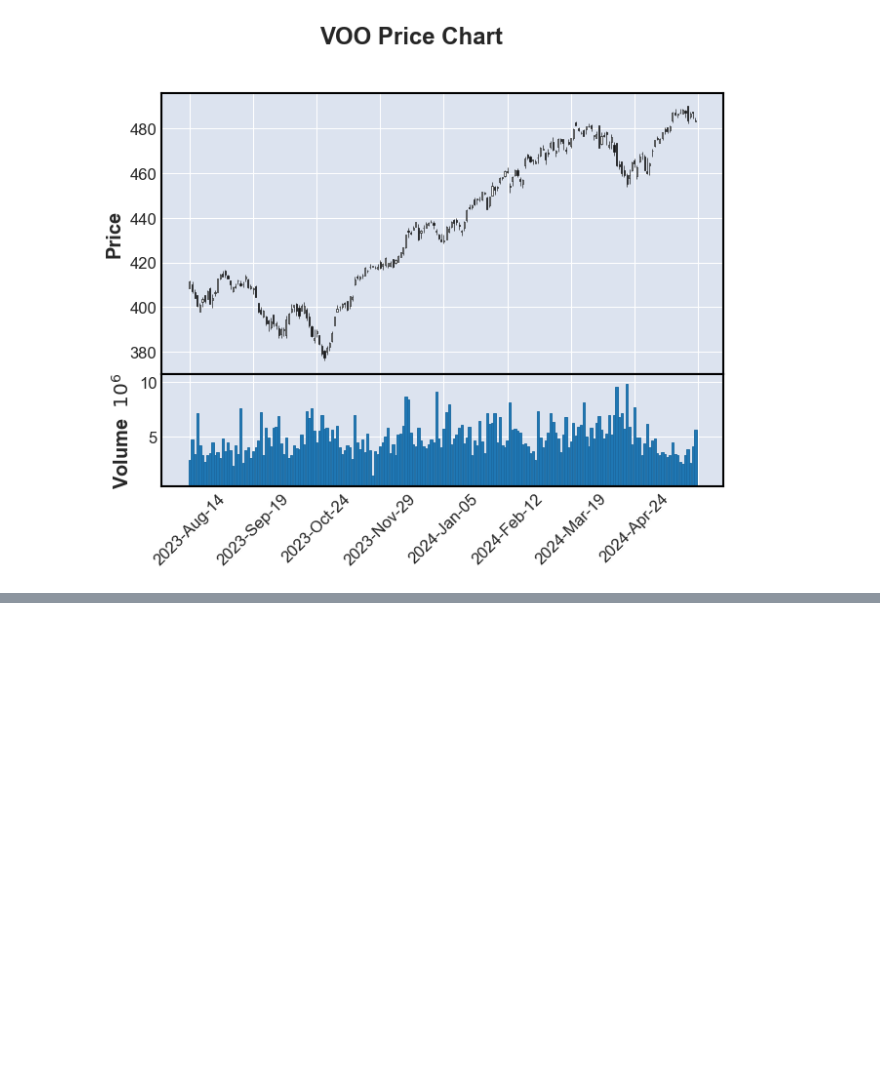
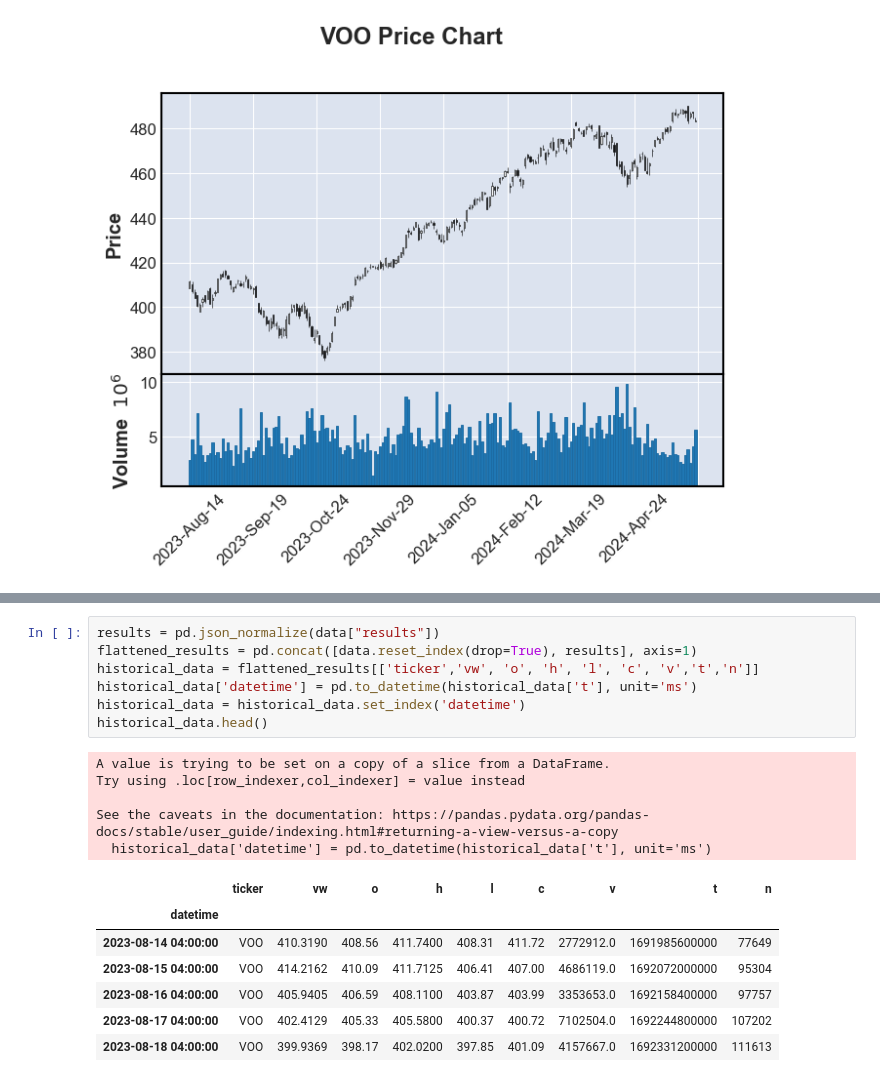
Before and after one commit to mkovacevich18/stonks, a Jupyter notebook: notebooks/options.ipynb, the cells around one changed output, grey strips where cells are left out. Drawn from its saved outputs; the diff is of its cells as text; blank space fills up the shorter version.

```diff
--- a/notebooks/options.ipynb
+++ b/notebooks/options.ipynb
@@ -305,0 +343,20 @@ dict
+# %%
+results = pd.json_normalize(data["results"])
+flattened_results = pd.concat([data.reset_index(drop=True), results], axis=1)
+historical_data = flattened_results[['ticker','vw', 'o', 'h', 'l', 'c', 'v','t','n']]
+historical_data['datetime'] = pd.to_datetime(historical_data['t'], unit='ms')
+historical_data = historical_data.set_index('datetime')
+historical_data.head()
+# %% [output]
+A value is trying to be set on a copy of a slice from a DataFrame.
+Try using .loc[row_indexer,col_indexer] = value instead
+
+See the caveats in the documentation: https://pandas.pydata.org/pandas-docs/stable/user_guide/indexing.html#returning-a-view-versus-a-copy
+  historical_data['datetime'] = pd.to_datetime(historical_data['t'], unit='ms')
+|  | ticker | vw | o | h | l | c | v | t | n |
+| datetime |  |  |  |  |  |  |  |  |  |
+| 2023-08-14 04:00:00 | VOO | 410.3190 | 408.56 | 411.7400 | 408.31 | 411.72 | 2772912.0 | 1691985600000 | 77649 |
+| 2023-08-15 04:00:00 | VOO | 414.2162 | 410.09 | 411.7125 | 406.41 | 407.00 | 4686119.0 | 1692072000000 | 95304 |
+| 2023-08-16 04:00:00 | VOO | 405.9405 | 406.59 | 408.1100 | 403.87 | 403.99 | 3353653.0 | 1692158400000 | 97757 |
+| 2023-08-17 04:00:00 | VOO | 402.4129 | 405.33 | 405.5800 | 400.37 | 400.72 | 7102504.0 | 1692244800000 | 107202 |
+| 2023-08-18 04:00:00 | VOO | 399.9369 | 398.17 | 402.0200 | 397.85 | 401.09 | 4157667.0 | 1692331200000 | 111613 |
```
Also changed, not shown: parts of 11 cells of this notebook.
